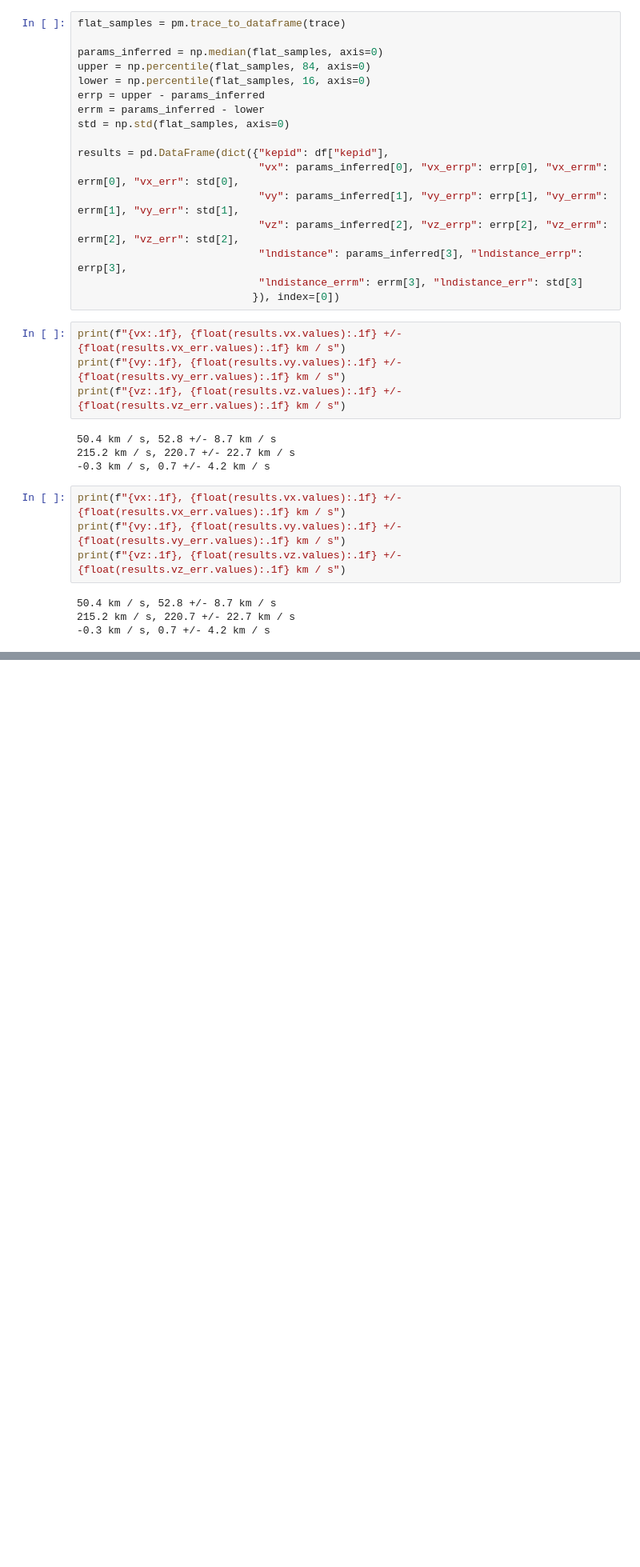
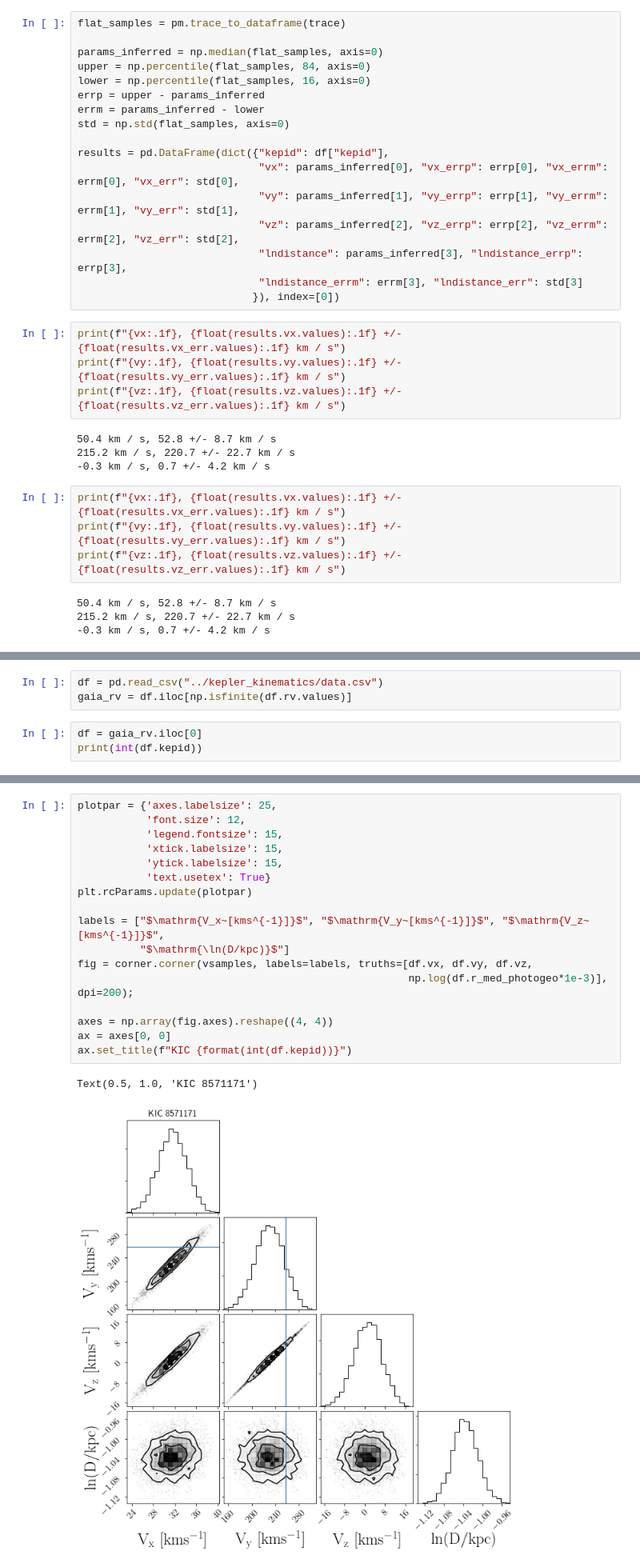
Before and after one commit to RuthAngus/kepler_kinematics, a Jupyter notebook: notebooks/Demo_Notebook.ipynb, the cells around one changed output, grey strips where cells are left out. Shown at 80% size. Drawn from its saved outputs; the diff is of its cells as text; blank space fills up the shorter version.

```diff
--- a/notebooks/Demo_Notebook.ipynb
+++ b/notebooks/Demo_Notebook.ipynb
@@ -186,0 +193,6 @@ print(f"{vz:.1f}, {float(results.vz.values):.1f} +/- {float(results.vz_err.value
+# %%
+df = pd.read_csv("../kepler_kinematics/data.csv")
+gaia_rv = df.iloc[np.isfinite(df.rv.values)]
+# %%
+df = gaia_rv.iloc[0]
+print(int(df.kepid))
@@ -186,0 +229,20 @@ print(f"{vz:.1f}, {float(results.vz.values):.1f} +/- {float(results.vz_err.value
+# %%
+plotpar = {'axes.labelsize': 25,
+           'font.size': 12,
+           'legend.fontsize': 15,
+           'xtick.labelsize': 15,
+           'ytick.labelsize': 15,
+           'text.usetex': True}
+plt.rcParams.update(plotpar)
+
+labels = ["$\mathrm{V_x~[kms^{-1}]}$", "$\mathrm{V_y~[kms^{-1}]}$", "$\mathrm{V_z~[kms^{-1}]}$",
+          "$\mathrm{\ln(D/kpc)}$"]
+fig = corner.corner(vsamples, labels=labels, truths=[df.vx, df.vy, df.vz,
+                                                     np.log(df.r_med_photogeo*1e-3)], dpi=200);
+
+axes = np.array(fig.axes).reshape((4, 4))
+ax = axes[0, 0]
+ax.set_title(f"KIC {format(int(df.kepid))}")
+# %% [output]
+Text(0.5, 1.0, 'KIC 8571171')
+[figure, added]
```
Also changed, not shown: parts of 12 cells of this notebook, 3 other files.
